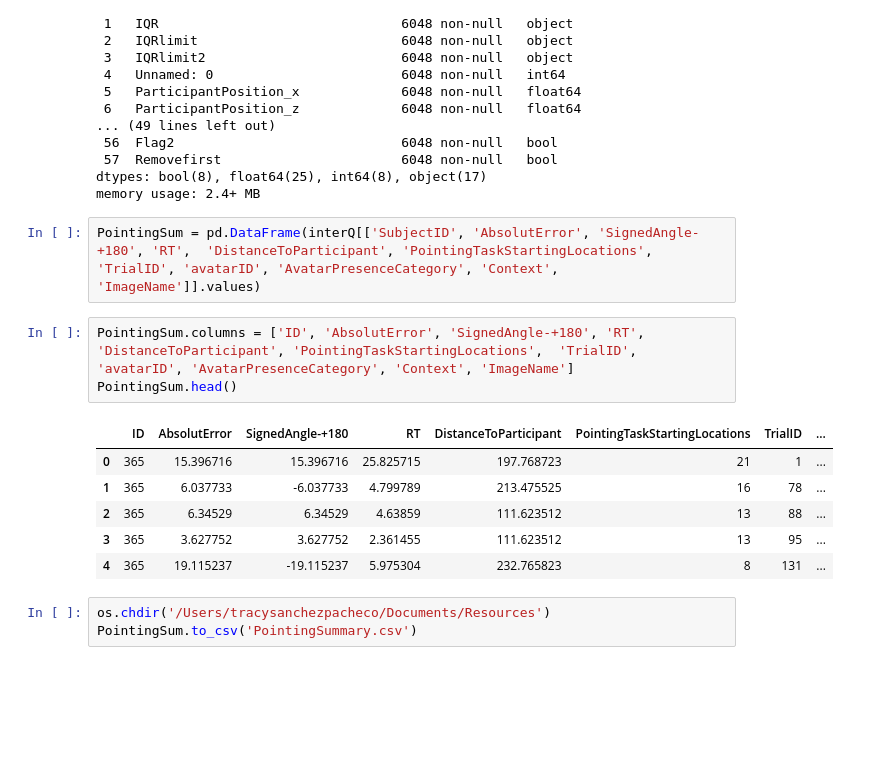
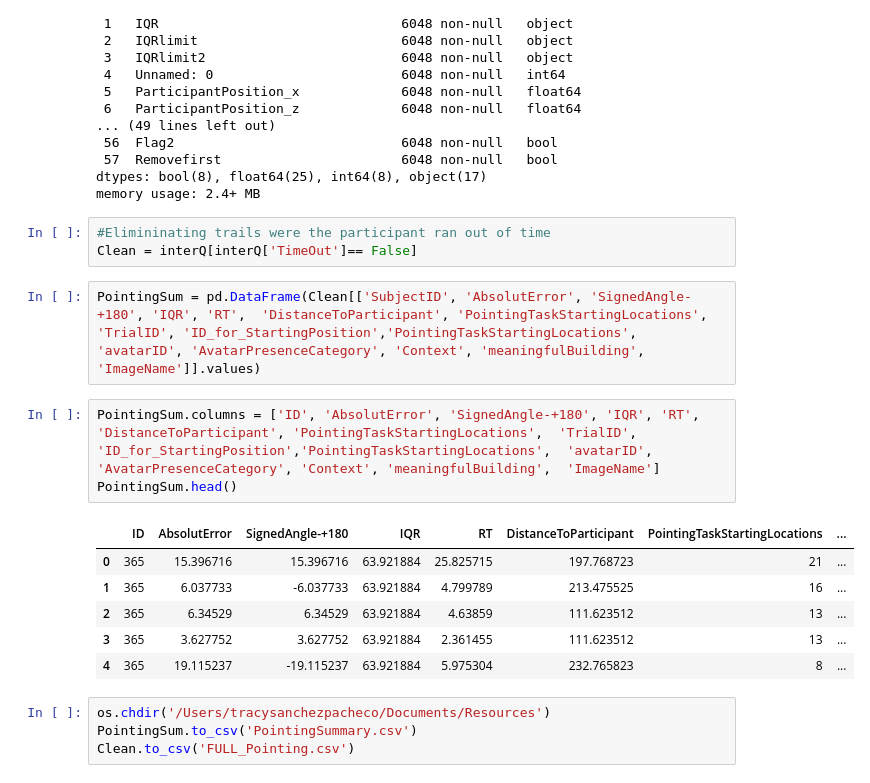
Before and after one commit to tracysanchez/Human_Agents_Impact_Nav, a Jupyter notebook: PointingTask/04_AngleRecalculation.ipynb, the cells around one changed output. Cells and saved outputs as stored; diff of their text form; blank space fills up the shorter version.

Commit message:
Joined data sets is done, Data plotting pipeline in progress

```diff
--- a/PointingTask/04_AngleRecalculation.ipynb
+++ b/PointingTask/04_AngleRecalculation.ipynb
@@ -405,18 +405,22 @@ Data columns (total 58 columns):
  57  Removefirst                       6048 non-null   bool
 dtypes: bool(8), float64(25), int64(8), object(17)
 memory usage: 2.4+ MB
+# %%
+#Elimininating trails were the participant ran out of time
+Clean = interQ[interQ['TimeOut']== False]
 # %%
-PointingSum = pd.DataFrame(interQ[['SubjectID', 'AbsolutError', 'SignedAngle-+180', 'RT',  'DistanceToParticipant', 'PointingTaskStartingLocations',  'TrialID', 'avatarID', 'AvatarPresenceCategory', 'Context', 'ImageName']].values)
+PointingSum = pd.DataFrame(Clean[['SubjectID', 'AbsolutError', 'SignedAngle-+180', 'IQR', 'RT',  'DistanceToParticipant', 'PointingTaskStartingLocations',  'TrialID', 'ID_for_StartingPosition','PointingTaskStartingLocations',  'avatarID', 'AvatarPresenceCategory', 'Context', 'meaningfulBuilding',  'ImageName']].values)
 # %%
-PointingSum.columns = ['ID', 'AbsolutError', 'SignedAngle-+180', 'RT',  'DistanceToParticipant', 'PointingTaskStartingLocations',  'TrialID', 'avatarID', 'AvatarPresenceCategory', 'Context', 'ImageName']
+PointingSum.columns = ['ID', 'AbsolutError', 'SignedAngle-+180', 'IQR', 'RT',  'DistanceToParticipant', 'PointingTaskStartingLocations',  'TrialID', 'ID_for_StartingPosition','PointingTaskStartingLocations',  'avatarID', 'AvatarPresenceCategory', 'Context', 'meaningfulBuilding',  'ImageName']
 PointingSum.head()
 # %% [output]
-|  | ID | AbsolutError | SignedAngle-+180 | RT | DistanceToParticipant | PointingTaskStartingLocations | TrialID | ... |
-| 0 | 365 | 15.396716 | 15.396716 | 25.825715 | 197.768723 | 21 | 1 | ... |
-| 1 | 365 | 6.037733 | -6.037733 | 4.799789 | 213.475525 | 16 | 78 | ... |
-| 2 | 365 | 6.34529 | 6.34529 | 4.63859 | 111.623512 | 13 | 88 | ... |
-| 3 | 365 | 3.627752 | 3.627752 | 2.361455 | 111.623512 | 13 | 95 | ... |
-| 4 | 365 | 19.115237 | -19.115237 | 5.975304 | 232.765823 | 8 | 131 | ... |
+|  | ID | AbsolutError | SignedAngle-+180 | IQR | RT | DistanceToParticipant | PointingTaskStartingLocations | ... |
+| 0 | 365 | 15.396716 | 15.396716 | 63.921884 | 25.825715 | 197.768723 | 21 | ... |
+| 1 | 365 | 6.037733 | -6.037733 | 63.921884 | 4.799789 | 213.475525 | 16 | ... |
+| 2 | 365 | 6.34529 | 6.34529 | 63.921884 | 4.63859 | 111.623512 | 13 | ... |
+| 3 | 365 | 3.627752 | 3.627752 | 63.921884 | 2.361455 | 111.623512 | 13 | ... |
+| 4 | 365 | 19.115237 | -19.115237 | 63.921884 | 5.975304 | 232.765823 | 8 | ... |
 # %%
 os.chdir('/Users/tracysanchezpacheco/Documents/Resources')
 PointingSum.to_csv('PointingSummary.csv')
+Clean.to_csv('FULL_Pointing.csv')
```
Also changed, not shown: 8 other files.
